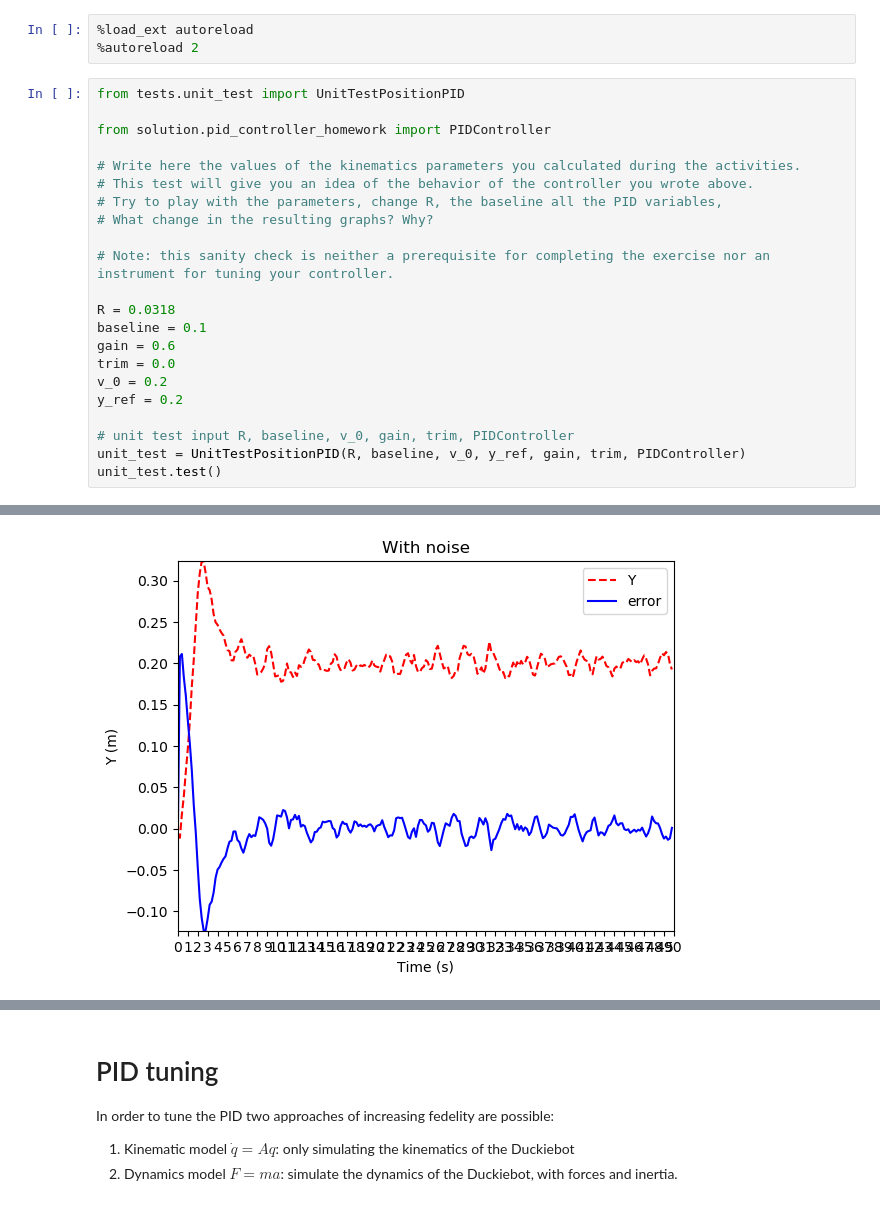
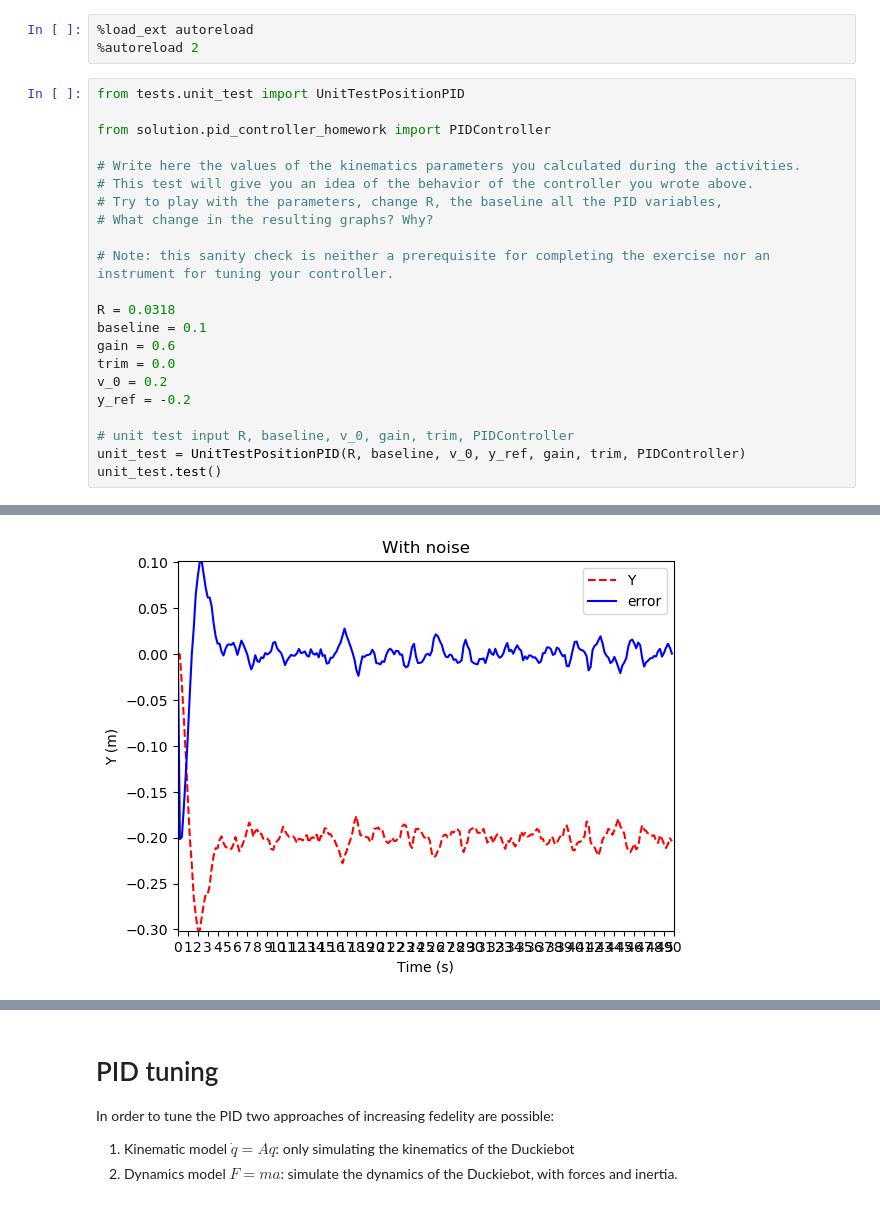
Before and after one commit to jakin-jagani/duckietown-lx, a Jupyter notebook: modcon/notebooks/06-PID-Control-Exercise/PID_controller_exercise.ipynb, the cells around one changed output, grey strips where cells are left out. Drawn from its saved outputs; the diff is of its cells as text.

```diff
--- a/modcon/notebooks/06-PID-Control-Exercise/PID_controller_exercise.ipynb
+++ b/modcon/notebooks/06-PID-Control-Exercise/PID_controller_exercise.ipynb
@@ -58,7 +58,7 @@ baseline = 0.1
 gain = 0.6
 trim = 0.0
 v_0 = 0.2
-y_ref = 0.2
+y_ref = -0.2
 
 # unit test input R, baseline, v_0, gain, trim, PIDController
 unit_test = UnitTestPositionPID(R, baseline, v_0, y_ref, gain, trim, PIDController)
@@ -69 +69 @@ unit_test.test()
-[figure, old version]
+[figure, new version]
```
Also changed, not shown: parts of 5 cells of this notebook, 3 other files.
